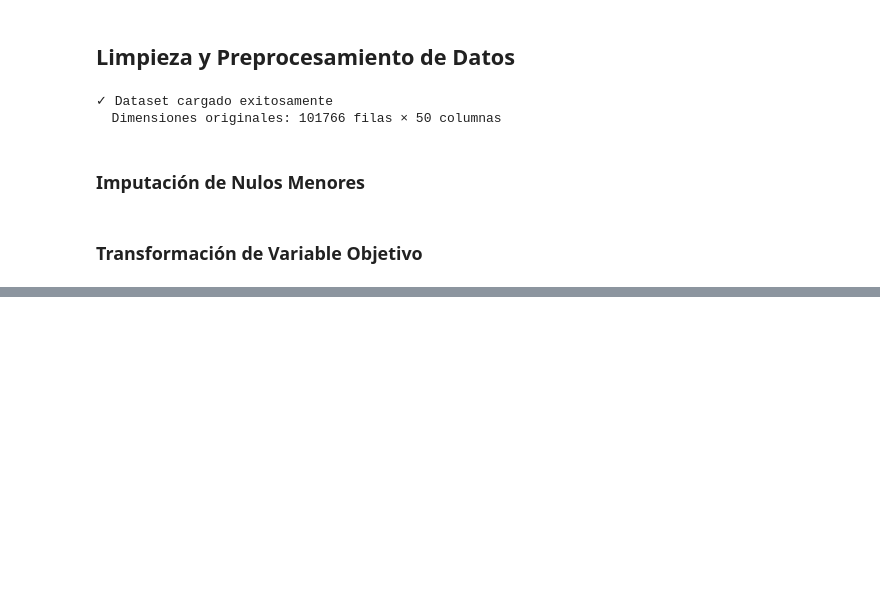
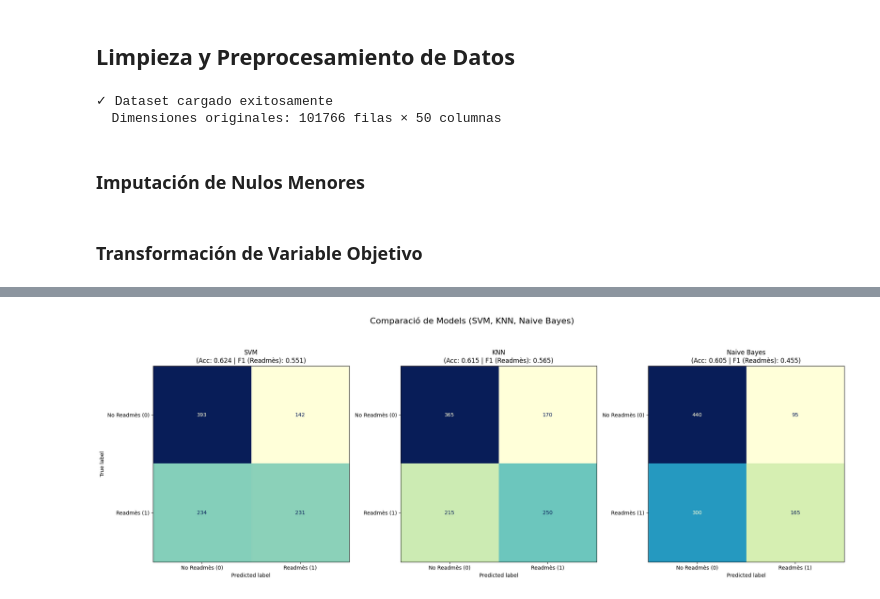
Before and after one commit to STORMC23/diabetes-clasification, a Jupyter notebook: Diabetes_Analysis.ipynb, the cells around one changed output, grey strips where cells are left out. Drawn from its saved outputs; the diff is of its cells as text; code cells hidden in the pictures; blank space fills up the shorter version.

```diff
--- a/Diabetes_Analysis.ipynb
+++ b/Diabetes_Analysis.ipynb
@@ -183,0 +205,92 @@ Precisión FINAL en el set de prueba (con K=1): 1.0000
+# %%
+X_base, y_base = cargar_y_preparar(filename='diabetic_data.csv')
+
+if X_base is None:
+    # Si la carga falló, detener la ejecución.
+    print("\n⚠️ Procés aturat a causa d'un error de càrrega o preparació inicial.")
+else:
+    print(f"✅ Dades Base Sincronitzades. Mida inicial: {X_base.shape[0]} mostres.")
+
+    # --- PASO 1: IMPUTACIÓN POR MITJANA (Mean) ---
+    print("\n🟡 ESTRATÈGIA: IMPUTACIÓ PER MITJANA (Mean)")
+    imputer_mean = SimpleImputer(strategy='mean')
+    # Aplicar la imputación a los datos preparados (que ahora tienen NaN de las categorías y valores numéricos)
+    X_mean_imputed_array = imputer_mean.fit_transform(X_base)
+    X_mean_imputed = pd.DataFrame(X_mean_imputed_array, columns=X_base.columns)
+    print("✅ Imputació per Mitjana completada per a tots els models.")
+
+    # --- PASO 2: PREPARACIÓN DE DADES (SPLIT Y ESCALAT) ---
+    X_train, X_test, y_train, y_test = train_test_split(
+        X_mean_imputed, y_base, test_size=0.2, random_state=42, stratify=y_base
+    )
+
+    scaler = StandardScaler()
+    X_train_scaled = scaler.fit_transform(X_train)
+    X_test_scaled = scaler.transform(X_test)
+    print("✅ Split i Escalat completats.")
+
+    # --- PASO 3: DEFINICIÓN DE LOS MODELOS (SVM, KNN, Naive Bayes) ---
+    models_to_test = {
+        'SVM': SVC(random_state=42),
+        'KNN': KNeighborsClassifier(n_neighbors=5),
+        'Naive Bayes': GaussianNB()
+    }
+
+    results = []
+    display_labels = ['No Readmès (0)', 'Readmès (1)']
+
+    # --- PASO 4: ENTRENAMIENTO Y EVALUACIÓN DETALLADA DE CADA MODELO ---
+    for name, model in models_to_test.items():
+        print(f"\n▶️ Avaluació del Model: {name}")
+
+        # Entrenament
+        model.fit(X_train_scaled, y_train)
+
+        # Predicción
+        y_pred = model.predict(X_test_scaled)
+
+        # 1. Matriz de Confusión y Accuracy
+        acc = accuracy_score(y_test, y_pred)
+        cm = confusion_matrix(y_test, y_pred)
+
+        print(f"  Accuracy: {acc:.4f}")
+        print("  Matriu de Confusió:")
+        print(cm)
+
+        # 2. Informe de Clasificación Detallado (Precision, Recall, F1)
+        report = classification_report(y_test, y_pred, target_names=display_labels, output_dict=True, zero_division=0)
+        print("\n  📑 INFORME DETALLAT:")
+        print(classification_report(y_test, y_pred, target_names=display_labels, zero_division=0))
+
+        # Guardar resultados para la visualización (Incluye F1 de la clase positiva)
+        # La clase positiva ('Readmès (1)') es el foco en problemas de salud desbalanceados
+        f1_readmes = report['Readmès (1)']['f1-score']
+        results.append({'name': name, 'cm': cm, 'acc': acc, 'f1': f1_readmes})
+
+
+    # --- PASO 5: VISUALIZACIÓN DE LAS TRES MATRICES DE CONFUSIÓN ---
+
+    fig, axes = plt.subplots(1, 3, figsize=(20, 7))
+    plt.suptitle('Comparació de Models (SVM, KNN, Naive Bayes)', fontsize=16)
+
+    for i, res in enumerate(results):
+        ax = axes[i]
+        cm = res['cm']
+        acc = res['acc']
+        f1 = res['f1']
+
+        # Título que incluye la Accuracy y el F1-Score
+        title = f"{res['name']}\n(Acc: {acc:.3f} | F1 (Readmès): {f1:.3f})"
+
+        disp = ConfusionMatrixDisplay(confusion_matrix=cm, display_labels=display_labels)
+        # Usar 'd' para formato de números enteros
+        disp.plot(ax=ax, cmap='YlGnBu', values_format='d', colorbar=False)
+        disp.ax_.set_title(title)
+
+        if i > 0:
+            # Eliminar la etiqueta del eje Y en las subgráficas centrales/derechas para limpieza
+            disp.ax_.set_ylabel('')
+
+    plt.tight_layout(rect=[0, 0, 1, 0.9])
+    plt.show() # Esta línea se reemplazará por la generación del gráfico
+# %% [output]
@@ -183,0 +314 @@ Precisión FINAL en el set de prueba (con K=1): 1.0000
+[figure, added]
```
Also changed, not shown: parts of 27 cells of this notebook, 1 other file.
